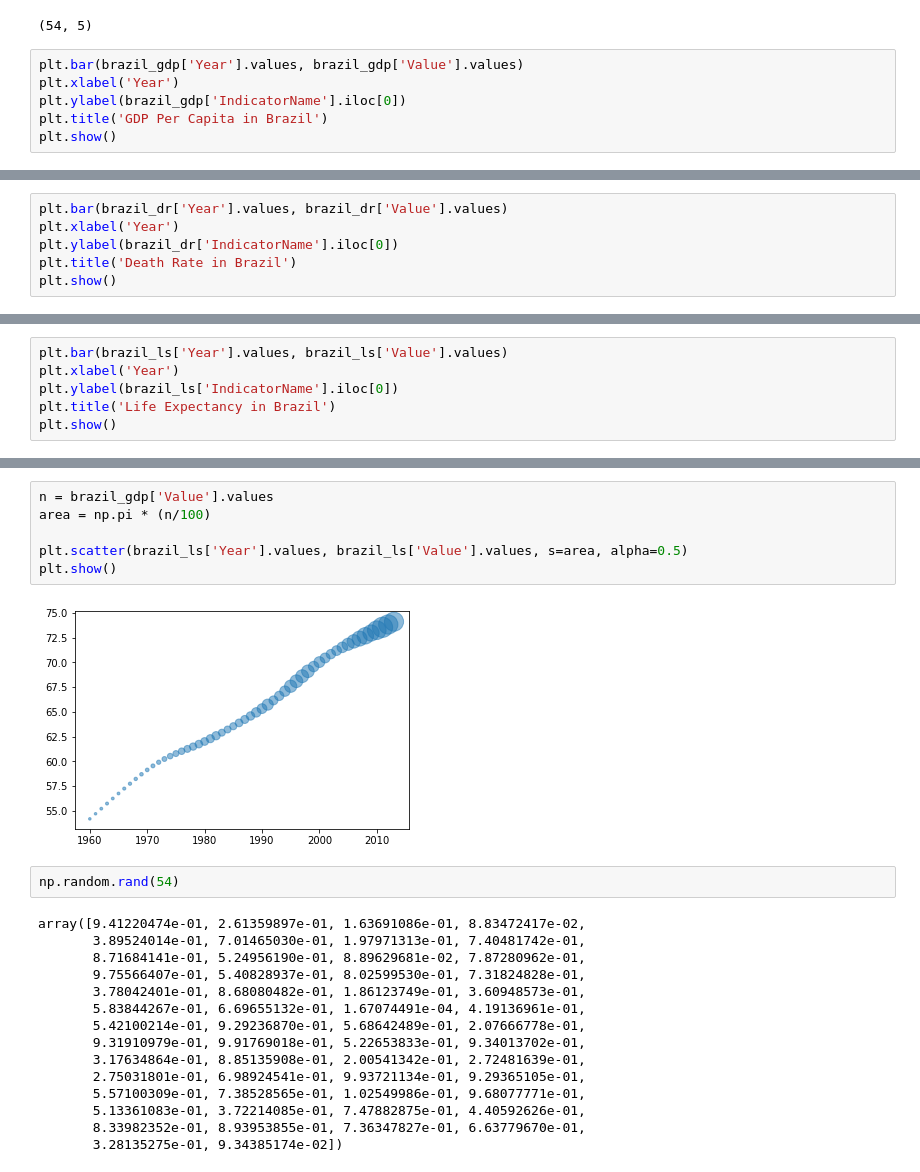
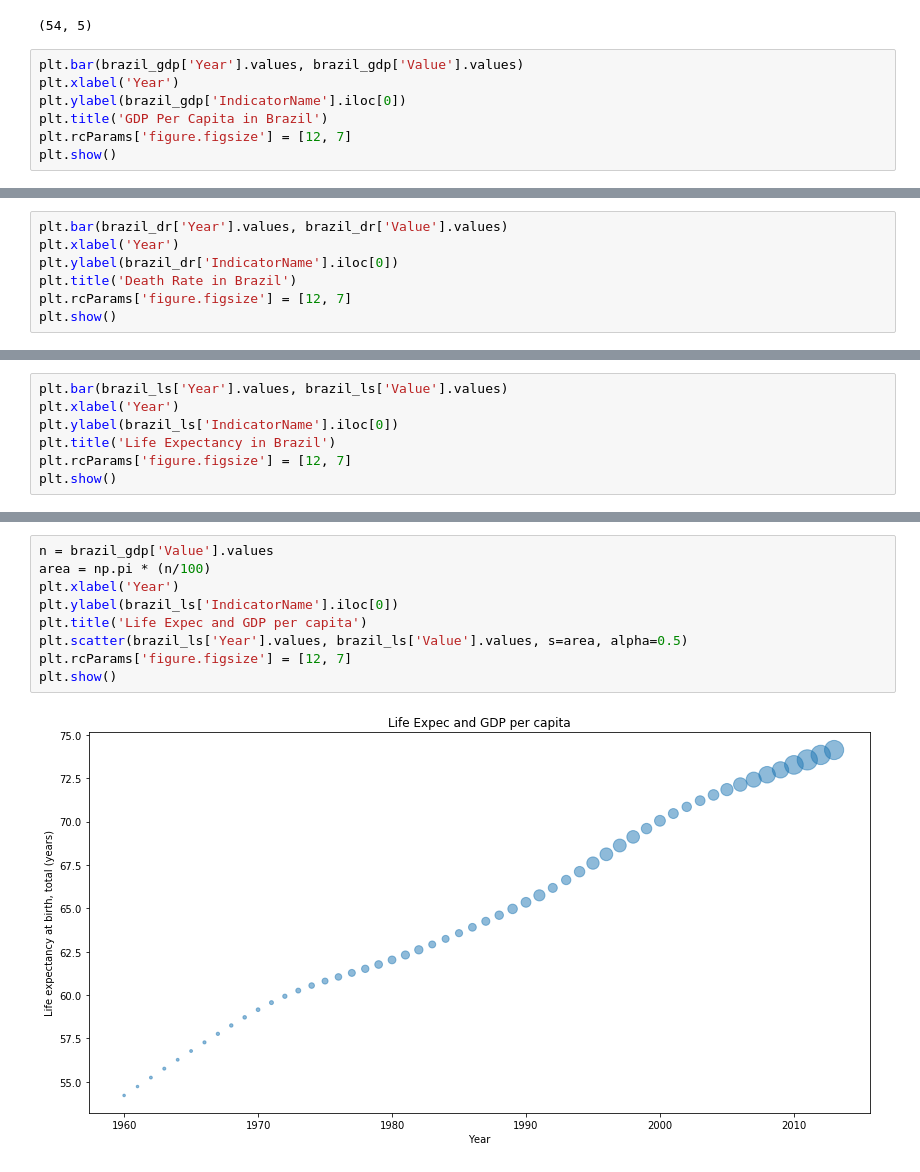
Before and after one commit to mmmarchetti/edx_dse200x, a Jupyter notebook: week6 /mini-project.ipynb, the cells around one changed output, grey strips where cells are left out. Drawn from its saved outputs; the diff is of its cells as text.

```diff
--- a/week6 /mini-project.ipynb
+++ b/week6 /mini-project.ipynb
@@ -70,5 +84,6 @@ plt.bar(brazil_gdp['Year'].values, brazil_gdp['Value'].values)
 plt.xlabel('Year')
 plt.ylabel(brazil_gdp['IndicatorName'].iloc[0])
 plt.title('GDP Per Capita in Brazil')
+plt.rcParams['figure.figsize'] = [12, 7]
 plt.show()
 # %% [output]
@@ -78,5 +93,6 @@ plt.bar(brazil_dr['Year'].values, brazil_dr['Value'].values)
 plt.xlabel('Year')
 plt.ylabel(brazil_dr['IndicatorName'].iloc[0])
 plt.title('Death Rate in Brazil')
+plt.rcParams['figure.figsize'] = [12, 7]
 plt.show()
 # %% [output]
@@ -86,5 +102,6 @@ plt.bar(brazil_ls['Year'].values, brazil_ls['Value'].values)
 plt.xlabel('Year')
 plt.ylabel(brazil_ls['IndicatorName'].iloc[0])
 plt.title('Life Expectancy in Brazil')
+plt.rcParams['figure.figsize'] = [12, 7]
 plt.show()
 # %% [output]
@@ -92,25 +109,11 @@ plt.show()
 # %%
 n = brazil_gdp['Value'].values
 area = np.pi * (n/100)
-
+plt.xlabel('Year')
+plt.ylabel(brazil_ls['IndicatorName'].iloc[0])
+plt.title('Life Expec and GDP per capita')
 plt.scatter(brazil_ls['Year'].values, brazil_ls['Value'].values, s=area, alpha=0.5)
+plt.rcParams['figure.figsize'] = [12, 7]
 plt.show()
 # %% [output]
-[figure, old version]
+[figure, new version]
-# %%
-np.random.rand(54)
-# %% [output]
-array([9.41220474e-01, 2.61359897e-01, 1.63691086e-01, 8.83472417e-02,
-       3.89524014e-01, 7.01465030e-01, 1.97971313e-01, 7.40481742e-01,
-       8.71684141e-01, 5.24956190e-01, 8.89629681e-02, 7.87280962e-01,
-       9.75566407e-01, 5.40828937e-01, 8.02599530e-01, 7.31824828e-01,
-       3.78042401e-01, 8.68080482e-01, 1.86123749e-01, 3.60948573e-01,
-       5.83844267e-01, 6.69655132e-01, 1.67074491e-04, 4.19136961e-01,
-       5.42100214e-01, 9.29236870e-01, 5.68642489e-01, 2.07666778e-01,
-       9.31910979e-01, 9.91769018e-01, 5.22653833e-01, 9.34013702e-01,
-       3.17634864e-01, 8.85135908e-01, 2.00541342e-01, 2.72481639e-01,
-       2.75031801e-01, 6.98924541e-01, 9.93721134e-01, 9.29365105e-01,
-       5.57100309e-01, 7.38528565e-01, 1.02549986e-01, 9.68077771e-01,
-       5.13361083e-01, 3.72214085e-01, 7.47882875e-01, 4.40592626e-01,
-       8.33982352e-01, 8.93953855e-01, 7.36347827e-01, 6.63779670e-01,
-       3.28135275e-01, 9.34385174e-02])
```
Also changed, not shown: parts of 19 cells of this notebook, 15 other files.
